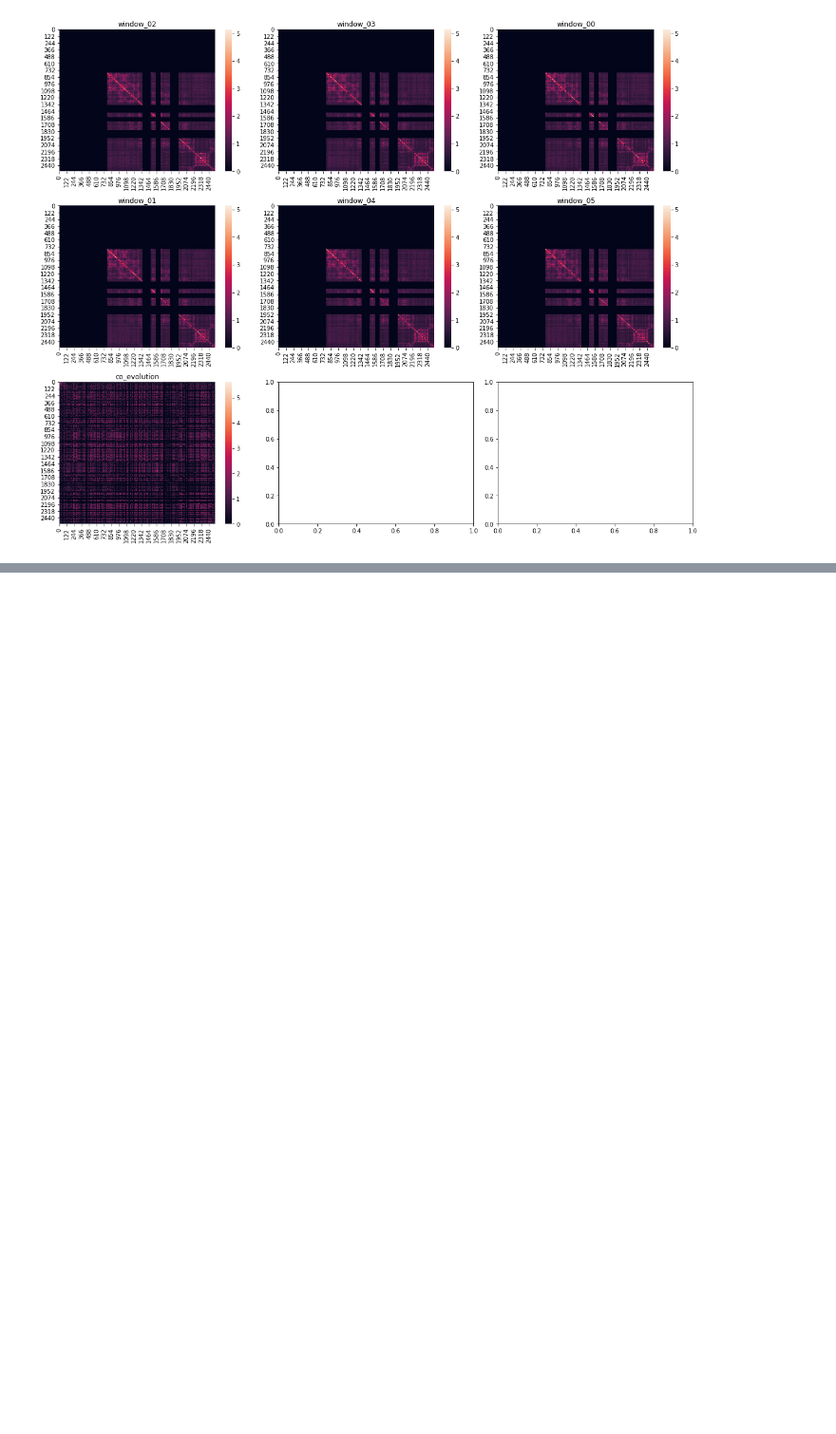
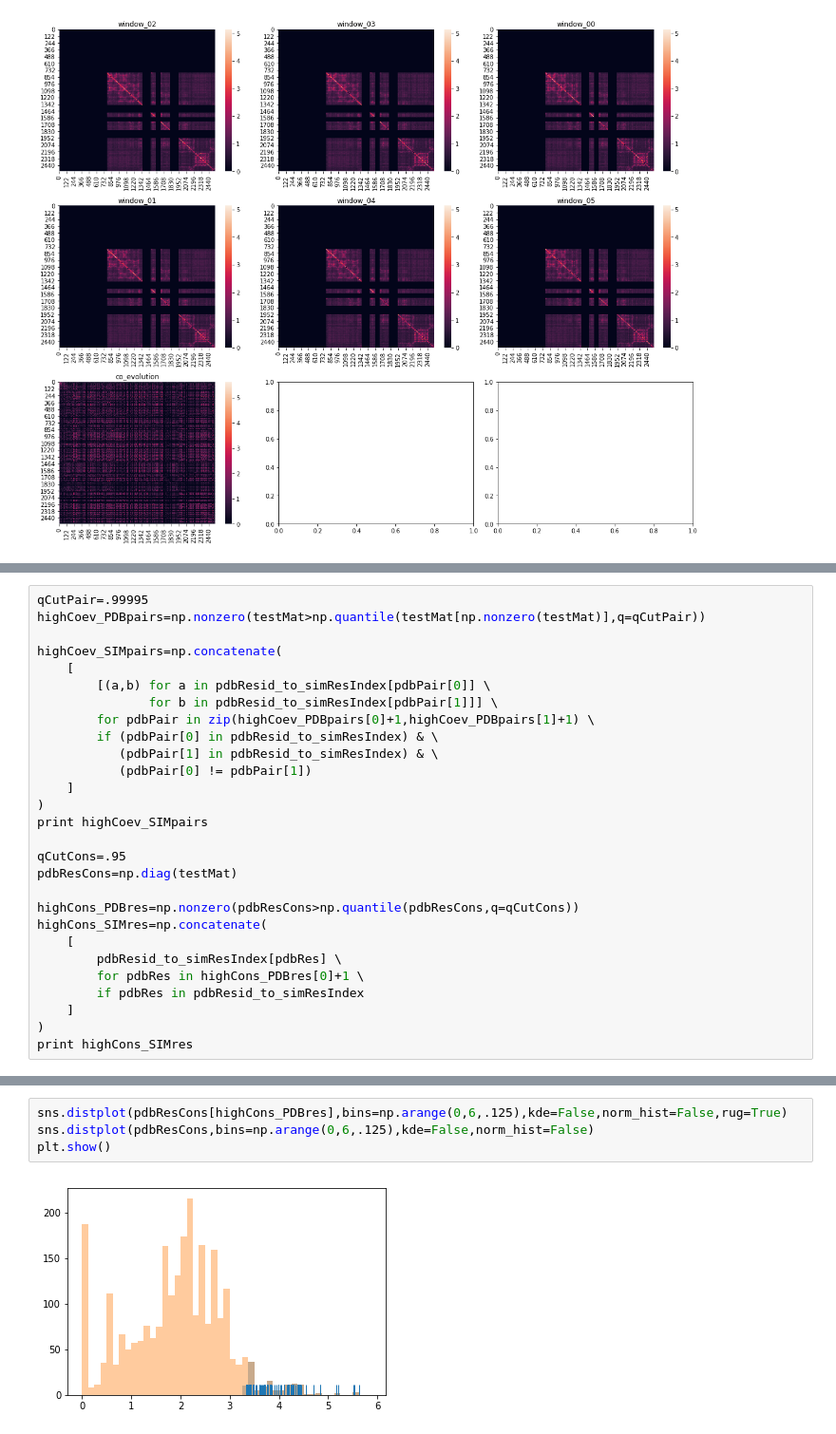
Before and after one commit to wesleymsmith/Piezo_Coevolution_vs_Dynamical_Network, a Jupyter notebook: Analyze_Matrix_Data.ipynb, the cells around one changed output, grey strips where cells are left out. Shown at 95% size. Drawn from its saved outputs; the diff is of its cells as text; blank space fills up the shorter version.

```diff
--- a/Analyze_Matrix_Data.ipynb
+++ b/Analyze_Matrix_Data.ipynb
@@ -413,0 +499,28 @@ window_02
+# %%
+qCutPair=.99995
+highCoev_PDBpairs=np.nonzero(testMat>np.quantile(testMat[np.nonzero(testMat)],q=qCutPair))
+
+highCoev_SIMpairs=np.concatenate(
+    [
+        [(a,b) for a in pdbResid_to_simResIndex[pdbPair[0]] \
+               for b in pdbResid_to_simResIndex[pdbPair[1]]] \
+        for pdbPair in zip(highCoev_PDBpairs[0]+1,highCoev_PDBpairs[1]+1) \
+        if (pdbPair[0] in pdbResid_to_simResIndex) & \
+           (pdbPair[1] in pdbResid_to_simResIndex) & \
+           (pdbPair[0] != pdbPair[1])
+    ]
+)
+print highCoev_SIMpairs
+
+qCutCons=.95
+pdbResCons=np.diag(testMat)
+
+highCons_PDBres=np.nonzero(pdbResCons>np.quantile(pdbResCons,q=qCutCons))
+highCons_SIMres=np.concatenate(
+    [
+        pdbResid_to_simResIndex[pdbRes] \
+        for pdbRes in highCons_PDBres[0]+1 \
+        if pdbRes in pdbResid_to_simResIndex
+    ]
+)
+print highCons_SIMres
@@ -413,0 +536,6 @@ window_02
+# %%
+sns.distplot(pdbResCons[highCons_PDBres],bins=np.arange(0,6,.125),kde=False,norm_hist=False,rug=True)
+sns.distplot(pdbResCons,bins=np.arange(0,6,.125),kde=False,norm_hist=False)
+plt.show()
+# %% [output]
+[figure, added]
```
Also changed, not shown: parts of 15 cells of this notebook.
